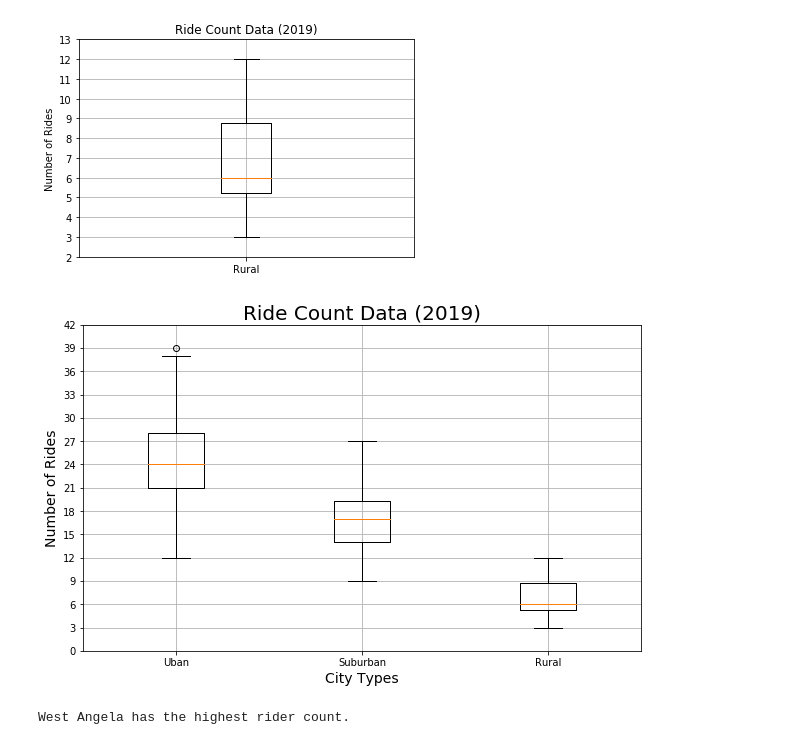
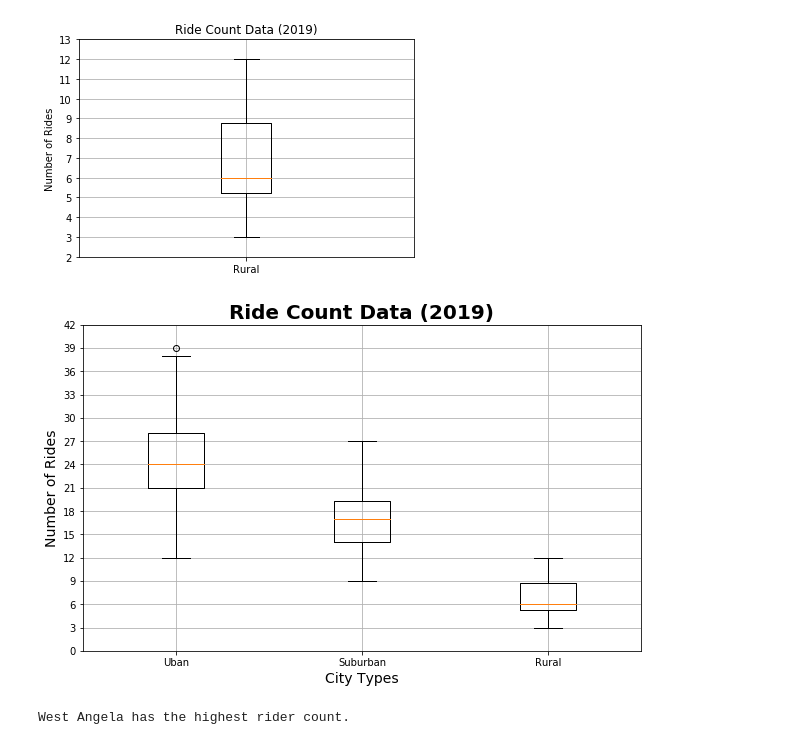
Before and after one commit to IZT-GM/PyBer_Analysis, a Jupyter notebook: PyBer.ipynb, the cells around one changed output. Cells and saved outputs as stored; diff of their text form; code cells hidden in the pictures.

```diff
--- a/PyBer.ipynb
+++ b/PyBer.ipynb
@@ -588,19 +588,19 @@ plt.show()
 # %%
 # Add all ride count box-and-whisker plots to the same graph.
 x_labels=['Uban','Suburban','Rural']
 ride_count_data=[urban_ride_count, suburban_ride_count, rural_ride_count]
 fig, ax=plt.subplots(figsize=(10,6))
-ax.set_title('Ride Count Data (2019)', fontsize=20)
+ax.set_title('Ride Count Data (2019)', fontsize=20, weight='bold')
 ax.set_ylabel('Number of Rides', fontsize=14)
 ax.set_xlabel('City Types', fontsize=14)
 ax.boxplot(ride_count_data, labels=x_labels)
 ax.set_yticks(np.arange(0,45,step=3.0))
 ax.grid()
 #Save the figure
 plt.savefig('analysis/Fig2.png')
 plt.show()
 # %% [output]
-[figure, old version]
+[figure, new version]
 # %%
 #Identify outlier
 urban_city_outlier=urban_ride_count[urban_ride_count==39].index[0]
```
Also changed, not shown: parts of 9 cells of this notebook, 4 other files.
